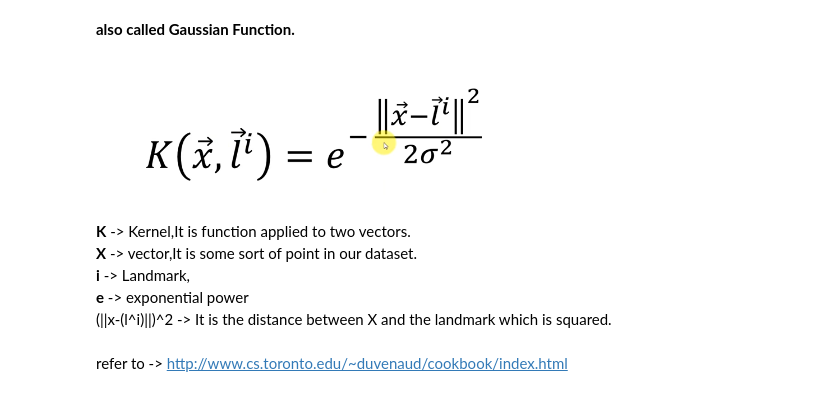
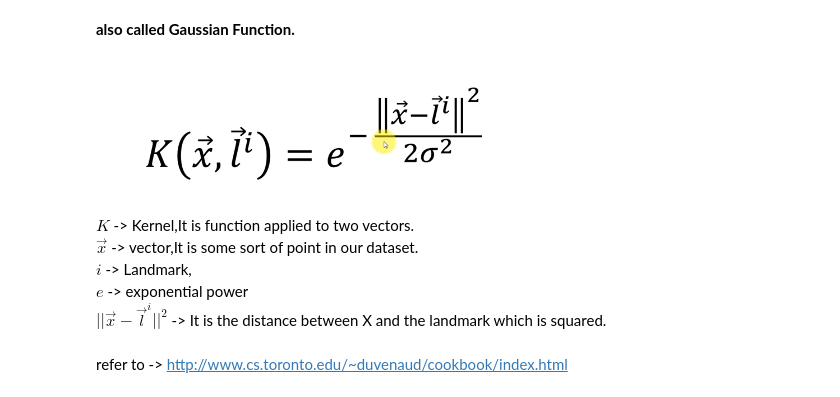
Before and after one commit to krsamir/Machine-Learning, a Jupyter notebook: 03. Classification/04. Kernel SVM/About Kernel SVM.ipynb, the cells around one changed output. Cells and saved outputs as stored; diff of their text form; code cells hidden in the pictures.

```diff
--- a/03. Classification/04. Kernel SVM/About Kernel SVM.ipynb
+++ b/03. Classification/04. Kernel SVM/About Kernel SVM.ipynb
@@ -40,14 +40,17 @@ Formula : Refer to the image.
 # The Gaussian RBF(Radial Basis function) Kernal
 # %% [markdown]
 **also called Gaussian Function.**
-# %% [markdown]
-![Capture.PNG](attachment:Capture.PNG)
+# %%
+from IPython.display import Image
+Image(filename="images\\image1.jpg")
+# %% [output]
+[figure, added]
 # %% [markdown]
-**K** -> Kernel,It is function applied to two vectors.<br>
-**X** -> vector,It is some sort of point in our dataset.<br>
-**i** -> Landmark,<br>
-**e** -> exponential power<br>
-(||x-(l^i)||)^2 -> It is the distance between X and the landmark which is squared.
+$K$ -> Kernel,It is function applied to two vectors.<br>
+$\vec{x}$ -> vector,It is some sort of point in our dataset.<br>
+$i$ -> Landmark,<br>
+$e$ -> exponential power<br>
+$||\vec{x}-\vec{l}^{i}||^{2}$ -> It is the distance between X and the landmark which is squared.
 # %% [markdown]
 refer to -> http://www.cs.toronto.edu/~duvenaud/cookbook/index.html
 # %% [markdown]
```
Also changed, not shown: parts of 4 cells of this notebook.
